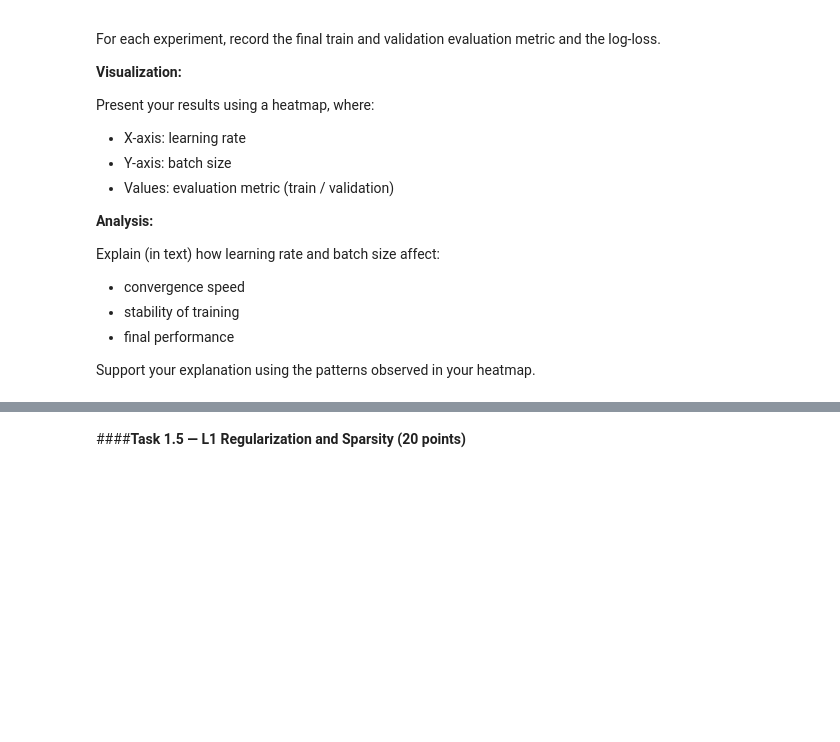
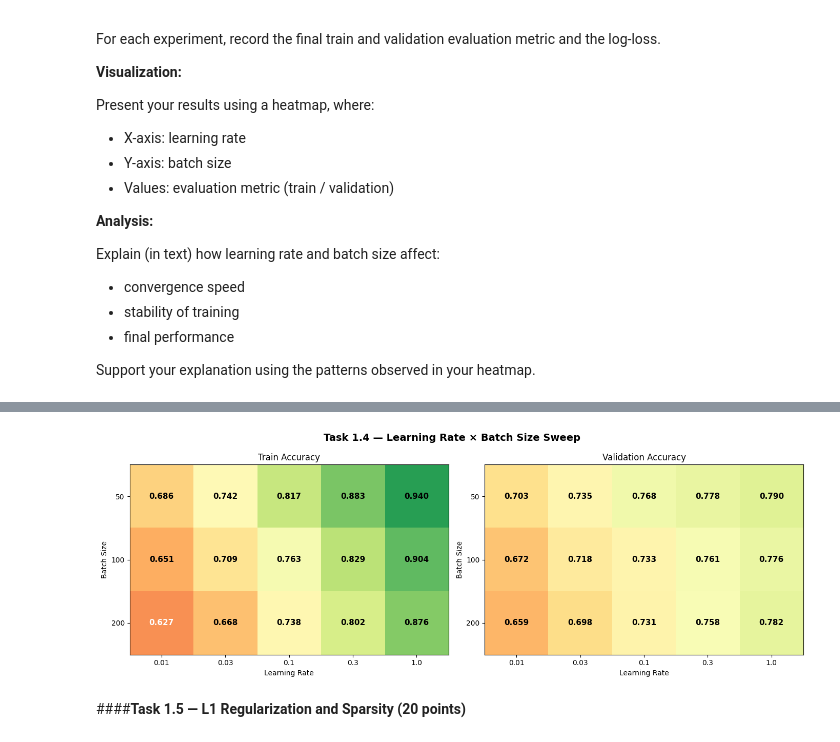
Before and after one commit to yahelcohen01/nebius-course, a Jupyter notebook: 02b/LLM_Architectures,_hometask_1.ipynb, the cells around one changed output, grey strips where cells are left out. Cells and saved outputs as stored; diff of their text form; code cells hidden in the pictures; blank space fills up the shorter version.

Commit message:
finished tasks 1.1-1.4

```diff
--- a/02b/LLM_Architectures,_hometask_1.ipynb
+++ b/02b/LLM_Architectures,_hometask_1.ipynb
@@ -724,20 +905,0 @@ plt.show()
-# %%
-best_score = float('inf')
-best_combo = None
-
-print(f"{'Batch':<8} {'LR':<8} {'Loss Gap':<10} {'Score':<10}")
-print("-" * 46)
-
-for i, batch_size in enumerate(batch_sizes):
-    for j, lr in enumerate(learning_rates):
-        # acc_gap = train_acc[i, j] - val_acc[i, j]
-        loss_gap = val_loss[i, j] - train_loss[i, j]
-        score = loss_gap
-
-        if score < best_score:
-            best_score = score
-            best_combo = (batch_size, lr)
-
-    print(f"{batch_size:<8} {lr:<8} {loss_gap:<10.4f} {score:<10.4f}")
-
-print(f"\nBest combo: batch_size={best_combo[0]}, lr={best_combo[1]} (score={best_score:.4f})")
@@ -776,3 +967,38 @@ So there is a trade-off, small batches gives better performence but with more ov
+# %%
+import matplotlib.pyplot as plt
+
+fig, axes = plt.subplots(1, 2, figsize=(14, 5))
+
+for ax, data, title in zip(axes,
+                            [train_results, val_results],
+                            ['Train Accuracy', 'Validation Accuracy']):
+
+    # Draw the heatmap
+    im = ax.imshow(data, cmap='RdYlGn', aspect='auto', vmin=0.5, vmax=1.0)
+
+    # Label each cell with the actual number
+    for i in range(len(batch_sizes)):
+        for j in range(len(learning_rates)):
+            value = data[i, j]
+            # Use black text on light cells, white on dark
+            color = 'white' if value < 0.65 else 'black'
+            ax.text(j, i, f'{value:.3f}', ha='center', va='center',
+                    fontsize=11, color=color, fontweight='bold')
+
+    # Axes labels
+    ax.set_xticks(range(len(learning_rates)))
+    ax.set_xticklabels(learning_rates)
+    ax.set_yticks(range(len(batch_sizes)))
+    ax.set_yticklabels(batch_sizes)
+    ax.set_xlabel('Learning Rate')
+    ax.set_ylabel('Batch Size')
+    ax.set_title(title)
+
+fig.suptitle('Task 1.4 — Learning Rate × Batch Size Sweep', fontsize=14, fontweight='bold')
+plt.tight_layout()
+plt.show()
+# %% [output]
+[figure, added]
 # %% [markdown]
 ####**Task 1.5 — L1 Regularization and Sparsity (20 points)**
 # %% [markdown]
```
Also changed, not shown: parts of 18 cells of this notebook, 3 other files.
